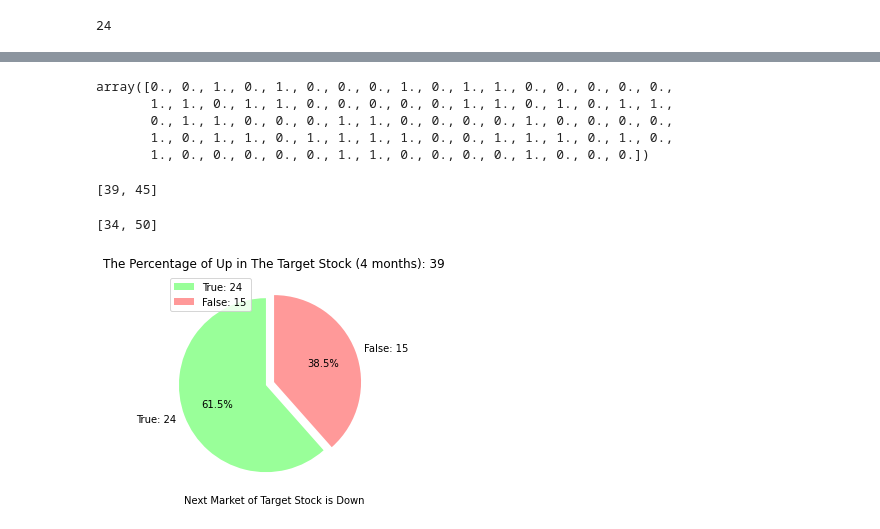
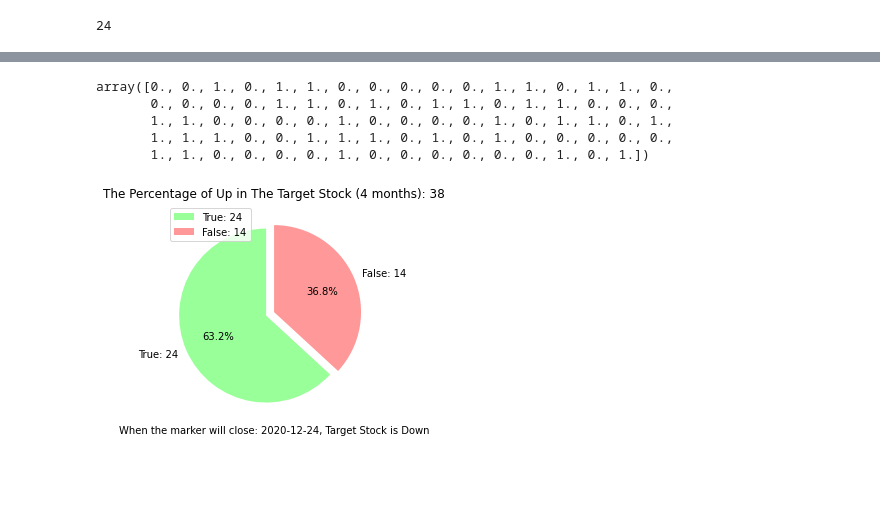
Before and after one commit to tardatio/s_Predictor, a Jupyter notebook: s_predictor_jupyter.ipynb, the cells around one changed output, grey strips where cells are left out. Drawn from its saved outputs; the diff is of its cells as text; code cells hidden in the pictures; blank space fills up the shorter version.

```diff
--- a/s_predictor_jupyter.ipynb
+++ b/s_predictor_jupyter.ipynb
@@ -665,13 +676,13 @@ mini_dow_ = util.get_data(make_mini_dow)
 crude_ = util.get_data(make_crude)
 vix_ = util.get_data(make_vix)
 index_ = util.get_data(make_index)
+# %%
+val = [stock['Close'][i] > stock['Open'][i] for i in range(len(stock))]
+
+real_data = np.zeros(len(val)-1)
+for i in range(len(real_data)):
+    if val[i] == True:
+        real_data[i] = 1
+real_data = real_data[1:]
 # %%
-model = Model(stock_, dow_, index_, vix_, mini_dow_)
+model = Model(real_data, stock_, dow_, index_, vix_, mini_dow_)
-# %%
-val = [stock['Close'][i] > stock['Open'][i] for i in range(len(stock))]
-real_data = np.zeros(len(val[2:]))
-for i in range(len(real_data[2:])):
-    #print(real_data[i])
-    if val[i] == True:
-        real_data[i] = 1
-real_data
@@ -684,5 +689,5 @@ array([0., 0., 1., 0., 1., 0., 0., 0., 1., 0., 1., 1., 0., 0., 0., 0., 0.,
 # %%
-_, correct_d, predict_data_t  = model.train_predict(real_data)
+_, correct_d, predict_data_t  = model.train_predict()
 # %%
 correct_d
 # %% [output]
@@ -698,25 +703,14 @@ array([0., 0., 0., 1., 1., 0., 1., 1., 0., 0., 1., 0., 0., 0., 0., 0., 1.,
 # %%
 real_data # real_data
 # %% [output]
-array([0., 0., 1., 0., 1., 0., 0., 0., 1., 0., 1., 1., 0., 0., 0., 0., 0.,
-       1., 1., 0., 1., 1., 0., 0., 0., 0., 0., 1., 1., 0., 1., 0., 1., 1.,
-       0., 1., 1., 0., 0., 0., 1., 1., 0., 0., 0., 0., 1., 0., 0., 0., 0.,
-       1., 0., 1., 1., 0., 1., 1., 1., 1., 0., 0., 1., 1., 1., 0., 1., 0.,
-       1., 0., 0., 0., 0., 0., 1., 1., 0., 0., 0., 0., 1., 0., 0., 0.])
+array([0., 0., 1., 0., 1., 1., 0., 0., 0., 0., 0., 1., 1., 0., 1., 1., 0.,
+       0., 0., 0., 0., 1., 1., 0., 1., 0., 1., 1., 0., 1., 1., 0., 0., 0.,
+       1., 1., 0., 0., 0., 0., 1., 0., 0., 0., 0., 1., 0., 1., 1., 0., 1.,
+       1., 1., 1., 0., 0., 1., 1., 1., 0., 1., 0., 1., 0., 0., 0., 0., 0.,
+       1., 1., 0., 0., 0., 0., 1., 0., 0., 0., 0., 0., 0., 1., 0., 1.])
 # %%
 util = stock_util()
-# %%
-predict_number = util.make_bool(predict_data_t[:-1]) # minus one due to tomorrow prediction
-predict_number # [up, down] # total
-# %% [output]
-[39, 45]
-# %%
-real_number = util.make_bool(real_data)
-real_number # [up, down] # total
-# %% [output]
-[34, 50]
-# %%
-# sometimes, even if the model says say, the fact is false, and that's also wrong predict
-util.make_chart_plot(predict_data_t, real_data, correct_d)
-# %% [output]
-[figure, removed]
+# %%
+util.make_chart_plot(stock.index[-1].date(), predict_data_t, real_data, correct_d)
+# %% [output]
+[figure, added]
```
Also changed, not shown: parts of 4 cells of this notebook.
